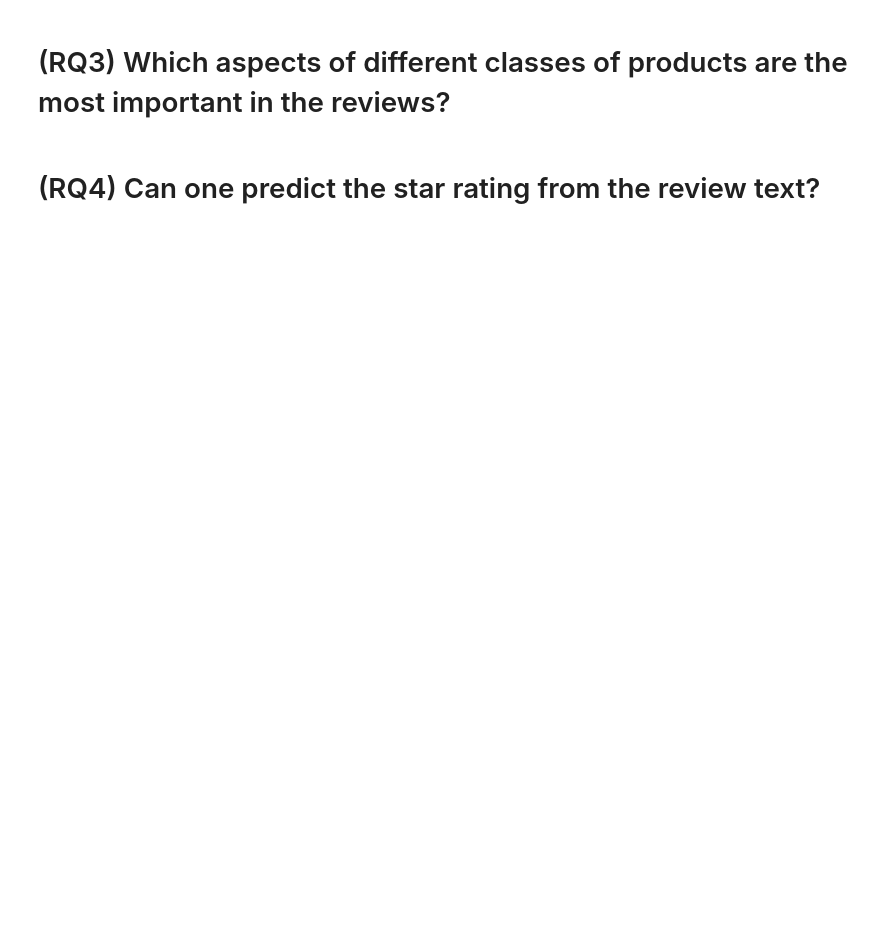
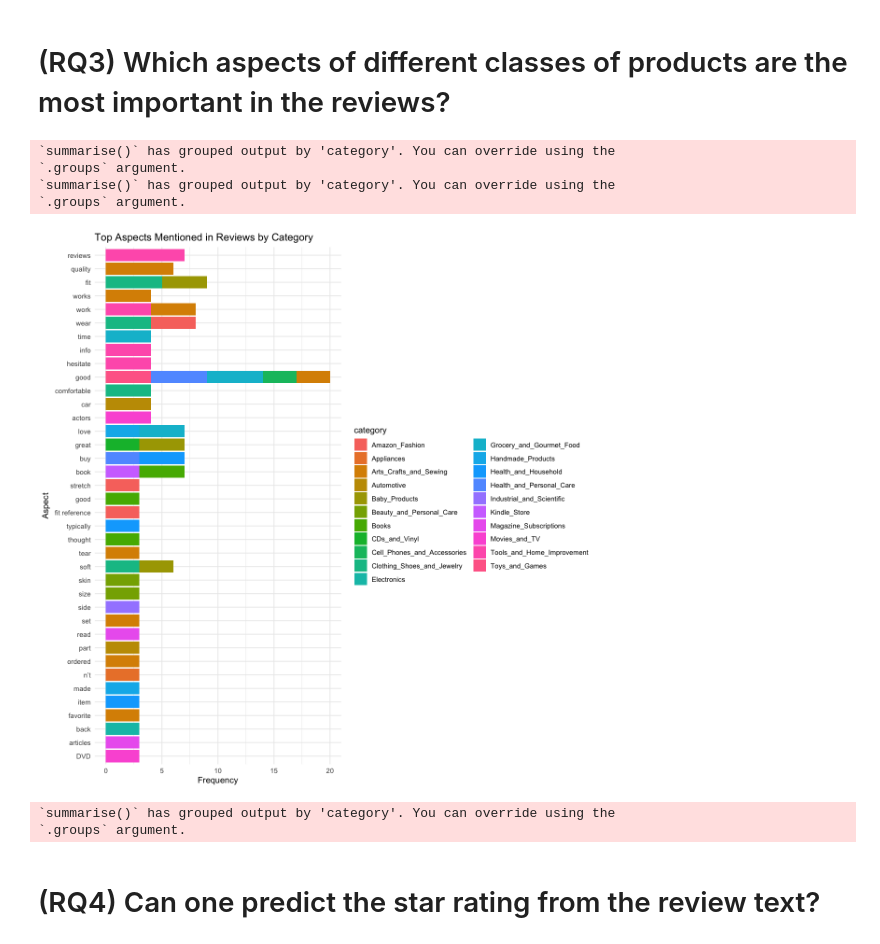
Before and after one commit to sueszli/amazeballs, a Jupyter notebook: docs/tmp.ipynb, the cells around one changed output. Drawn from its saved outputs; the diff is of its cells as text; code cells hidden in the pictures; blank space fills up the shorter version.

```diff
--- a/docs/tmp.ipynb
+++ b/docs/tmp.ipynb
@@ -110,4 +203,68 @@ Warning message:
 # %% [markdown]
 # (RQ3) Which aspects of different classes of products are the most important in the reviews?
+# %%
+options(repr.plot.width=10, repr.plot.height=10)
+
+df$aspects_clean <- gsub("\\[|\\]|\\'", "", df$aspects)
+aspects_df <- df %>%
+    separate_rows(aspects_clean, sep = ",") %>%
+    group_by(category, aspects_clean) %>%
+    summarise(count = n()) %>%
+    arrange(desc(count)) %>%
+    filter(aspects_clean != "")
+ggplot(head(aspects_df, 50), aes(x = reorder(aspects_clean, count), y = count, fill = category)) +
+    geom_bar(stat = "identity") +
+    coord_flip() +
+    theme_minimal() +
+    labs(title = "Top Aspects Mentioned in Reviews by Category", x = "Aspect", y = "Frequency")
+
+aspect_analysis <- df %>%
+    mutate(aspects = str_remove_all(aspects, "\\[|\\]|\\'")) %>%
+    separate_rows(aspects, sep = ", ") %>%
+    group_by(category, aspects) %>%
+    summarise(count = n()) %>%
+    arrange(desc(count))
+ggplot(aspect_analysis %>% filter(count > 5), aes(x = category, y = aspects, fill = count)) +
+    geom_tile() +
+    scale_fill_viridis_c() +
+    theme_minimal() +
+    theme(axis.text.x = element_text(angle = 45, hjust = 1)) +
+    labs(title = "Most Common Aspects by Product Category", x = "Category", y = "Aspect", fill = "Frequency")
+
+df$aspects_clean <- gsub("\\[|\\]|\\'", "", df$aspects)
+aspects_df <- df %>%
+  filter(aspects_clean != "") %>%
+  separate_rows(aspects_clean, sep = ",") %>%
+  group_by(category, aspects_clean) %>%
+  summarise(count = n()) %>%
+  arrange(desc(count))
+
+options(repr.plot.width=25, repr.plot.height=25)
+
+# ggplot(aspects_df %>% group_by(category) %>% top_n(5, count), aes(x = reorder(aspects_clean, count), y = count)) +
+#     geom_bar(stat = "identity") +
+#     facet_wrap(~category, scales = "free") +
+#     coord_flip() +
+#     theme_minimal() +
+#     labs(x = "Aspects", y = "Count", title = "Top 5 Aspects Mentioned in Reviews by Category")
+
+aspects_df <- df %>%
+    mutate(aspects = str_remove_all(aspects, "\\[|\\]|\\'")) %>%
+    separate_rows(aspects, sep = ", ") %>%
+    count(category, aspects, sort = TRUE)
+ggplot(aspects_df %>% group_by(category) %>% top_n(5, n), aes(x = reorder(aspects, n), y = n)) +
+    geom_col() +
+    facet_wrap(~category, scales = "free") +
+    coord_flip() +
+    theme_minimal() +
+    labs(x = "Aspects", y = "Count", title = "Top 5 Aspects by Category")
+# %% [output]
+`summarise()` has grouped output by 'category'. You can override using the
+`.groups` argument.
+`summarise()` has grouped output by 'category'. You can override using the
+`.groups` argument.
+[figure, added]
+`summarise()` has grouped output by 'category'. You can override using the
+`.groups` argument.
 # %% [markdown]
 # (RQ4) Can one predict the star rating from the review text?
```
Also changed, not shown: parts of 5 cells of this notebook.
